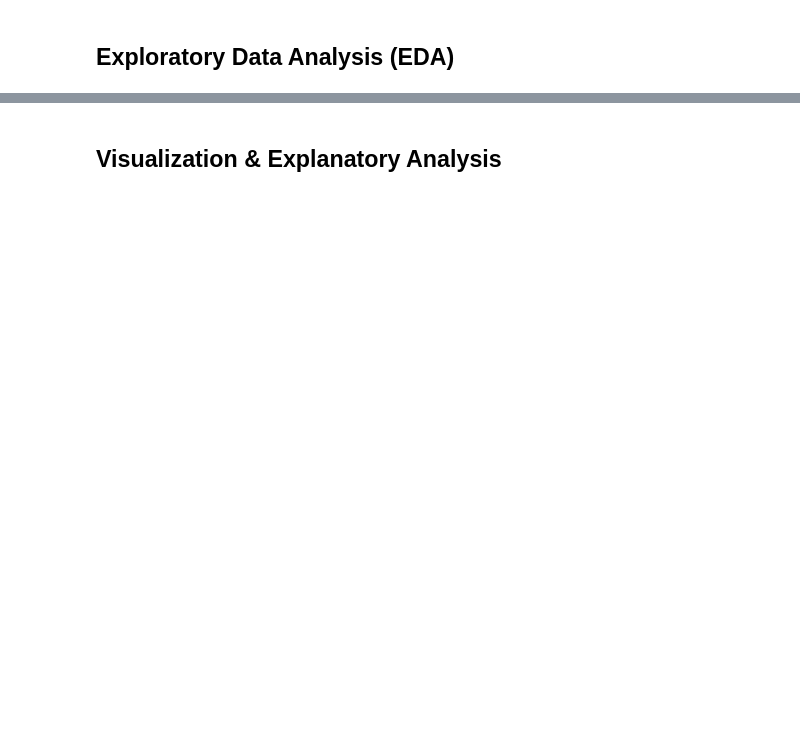
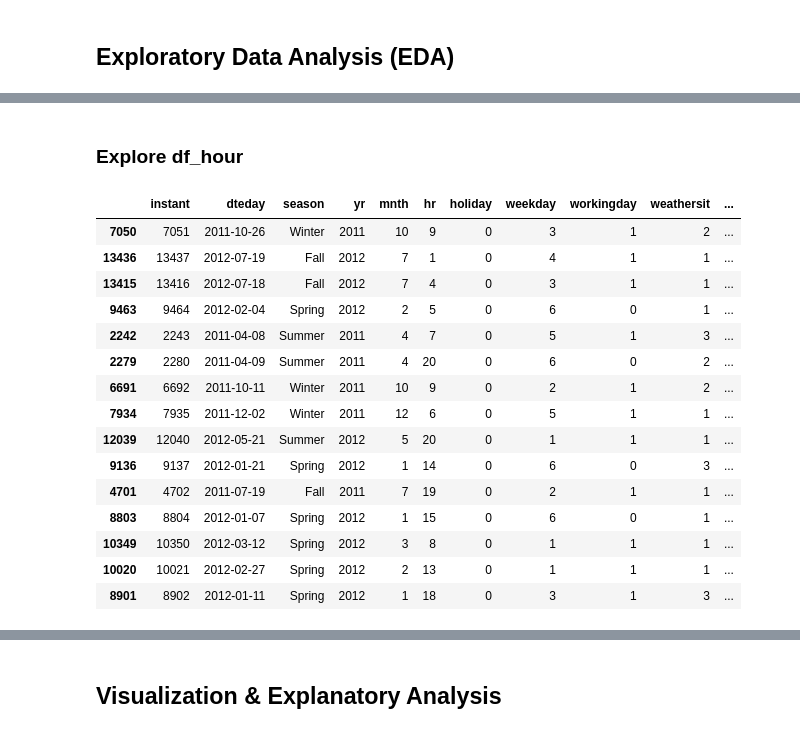
Before and after one commit to jmn-cdcc185d6y2746/analisa-data, a Jupyter notebook: notebook.ipynb, the cells around one changed output, grey strips where cells are left out. Drawn from its saved outputs; the diff is of its cells as text; code cells hidden in the pictures; blank space fills up the shorter version.

```diff
--- a/notebook.ipynb
+++ b/notebook.ipynb
@@ -108,0 +53,3 @@ df_hour
+# %%
+df_hour = pd.read_csv('https://raw.githubusercontent.com/jmn-cdcc185d6y2746/analisa-data/main/data/hour.csv')
+df_hour
@@ -188,0 +223,3 @@ Tidak ada kebutuhan untuk melakukan
+# %%
+df_hour['yr'] = df_hour['yr'].map({0: '2011', 1: '2012'})
+df_hour['season'] = df_hour['season'].map({1: 'Spring', 2: 'Summer', 3: 'Fall', 4: 'Winter'})
@@ -196,0 +283,21 @@ Tidak ada kebutuhan untuk melakukan
+# %% [markdown]
+### Explore df_hour
+# %%
+df_hour.sample(15)
+# %% [output]
+|  | instant | dteday | season | yr | mnth | hr | holiday | weekday | workingday | weathersit | ... |
+| 7050 | 7051 | 2011-10-26 | Winter | 2011 | 10 | 9 | 0 | 3 | 1 | 2 | ... |
+| 13436 | 13437 | 2012-07-19 | Fall | 2012 | 7 | 1 | 0 | 4 | 1 | 1 | ... |
+| 13415 | 13416 | 2012-07-18 | Fall | 2012 | 7 | 4 | 0 | 3 | 1 | 1 | ... |
+| 9463 | 9464 | 2012-02-04 | Spring | 2012 | 2 | 5 | 0 | 6 | 0 | 1 | ... |
+| 2242 | 2243 | 2011-04-08 | Summer | 2011 | 4 | 7 | 0 | 5 | 1 | 3 | ... |
+| 2279 | 2280 | 2011-04-09 | Summer | 2011 | 4 | 20 | 0 | 6 | 0 | 2 | ... |
+| 6691 | 6692 | 2011-10-11 | Winter | 2011 | 10 | 9 | 0 | 2 | 1 | 2 | ... |
+| 7934 | 7935 | 2011-12-02 | Winter | 2011 | 12 | 6 | 0 | 5 | 1 | 1 | ... |
+| 12039 | 12040 | 2012-05-21 | Summer | 2012 | 5 | 20 | 0 | 1 | 1 | 1 | ... |
+| 9136 | 9137 | 2012-01-21 | Spring | 2012 | 1 | 14 | 0 | 6 | 0 | 3 | ... |
+| 4701 | 4702 | 2011-07-19 | Fall | 2011 | 7 | 19 | 0 | 2 | 1 | 1 | ... |
+| 8803 | 8804 | 2012-01-07 | Spring | 2012 | 1 | 15 | 0 | 6 | 0 | 1 | ... |
+| 10349 | 10350 | 2012-03-12 | Spring | 2012 | 3 | 8 | 0 | 1 | 1 | 1 | ... |
+| 10020 | 10021 | 2012-02-27 | Spring | 2012 | 2 | 13 | 0 | 1 | 1 | 1 | ... |
+| 8901 | 8902 | 2012-01-11 | Spring | 2012 | 1 | 18 | 0 | 3 | 1 | 3 | ... |
```
Also changed, not shown: parts of 38 cells of this notebook.
